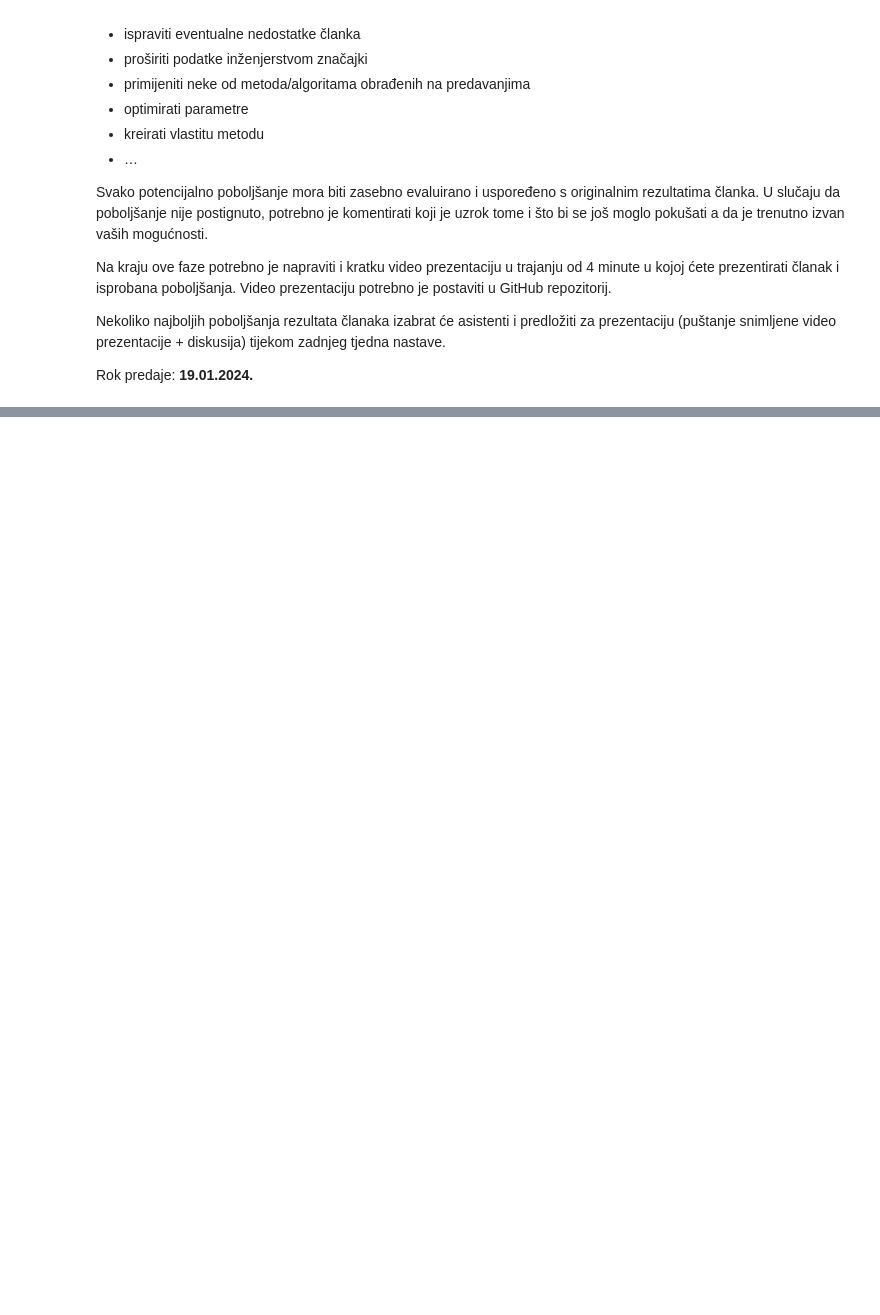
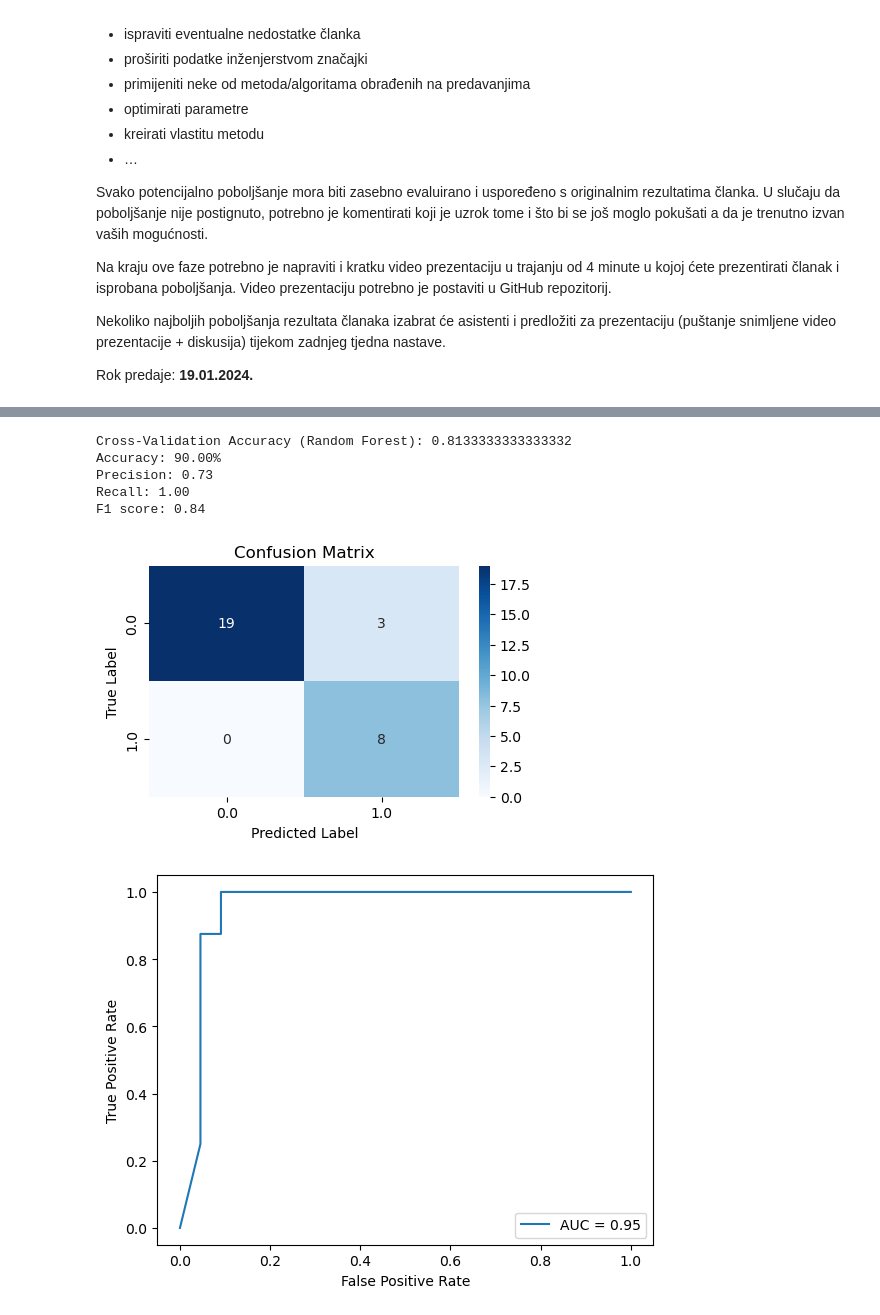
Before and after one commit to zveronika/UUZOP-projekt, a Jupyter notebook: UUZOP-Veronika_Žunar.ipynb, the cells around one changed output, grey strips where cells are left out. Drawn from its saved outputs; the diff is of its cells as text; code cells hidden in the pictures; blank space fills up the shorter version.

```diff
--- a/UUZOP-Veronika_Žunar.ipynb
+++ b/UUZOP-Veronika_Žunar.ipynb
@@ -655,0 +741,52 @@ Veronika Žunar, 0036525058**
+# %%
+def train_rand_forest(X_train, X_test, y_train, y_test, max_depth=None, num_of_classes=2):
+
+    model = RandomForestClassifier(max_depth=max_depth,
+                                   n_estimators=10,  # Number of trees
+                                   min_samples_leaf=2,
+                                   max_features='sqrt',
+                                   random_state=42).fit(X_train, y_train)
+
+    cv = StratifiedKFold(n_splits=10, shuffle=True, random_state=42)
+
+    # Cross-validation
+    cv_results = cross_val_score(model, X, y, cv=cv, scoring='accuracy')
+    print(f'Cross-Validation Accuracy (Random Forest): {np.mean(cv_results)}')
+
+    y_pred=model.predict(X_test)
+
+    acc_score = accuracy_score(y_test, y_pred)
+    precision = precision_score(y_test, y_pred) #, average='weighted', zero_division=1
+    recall = recall_score(y_test, y_pred) #, average='weighted', zero_division=1
+    f1_s = f1_score(y_test, y_pred) #, average='weighted', zero_division=1
+
+    conf_matrix = confusion_matrix(y_test, y_pred)
+
+    print(f"Accuracy: {acc_score*100:.2f}%")
+    print(f"Precision: {precision:.2f}")
+    print(f"Recall: {recall:.2f}")
+    print(f"F1 score: {f1_s:.2f}")
+
+    plt.figure(figsize=(5, 3))
+    sns.heatmap(conf_matrix, annot=True, fmt="d", cmap="Blues", xticklabels=model.classes_, yticklabels=model.classes_)
+    plt.title("Confusion Matrix")
+    plt.xlabel("Predicted Label")
+    plt.ylabel("True Label")
+    plt.show()
+
+    # ROC Curve for binary classification
+    if len(set(y_test)) == 2:
+        fpr, tpr, _ = roc_curve(y_test, model.predict_proba(X_test)[:, 1])
+        roc_auc = auc(fpr, tpr)
+        # Plot ROC curve in the second subplot
+        RocCurveDisplay(fpr=fpr, tpr=tpr, roc_auc=roc_auc).plot()
+# %%
+train_rand_forest(X_train, X_test, y_train.ravel(), y_test, max_depth=best_depth)
+# %% [output]
+Cross-Validation Accuracy (Random Forest): 0.8133333333333332
+Accuracy: 90.00%
+Precision: 0.73
+Recall: 1.00
+F1 score: 0.84
+[figure, added]
+[figure, added]
```
Also changed, not shown: parts of 37 cells of this notebook.
